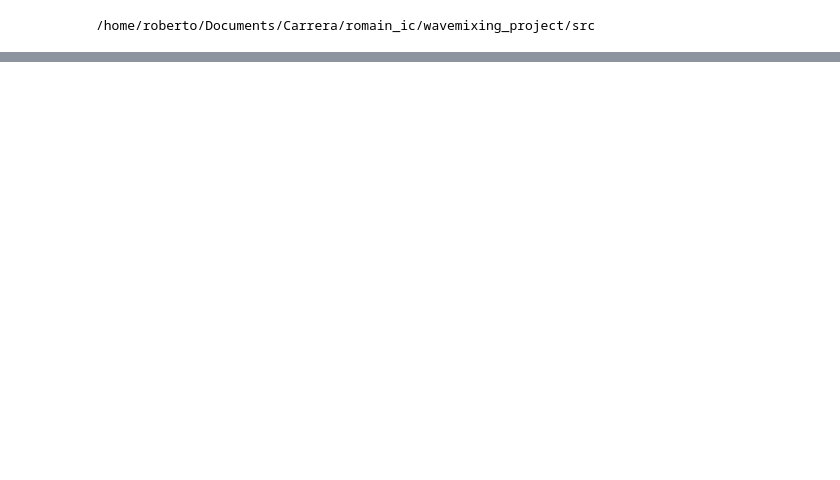
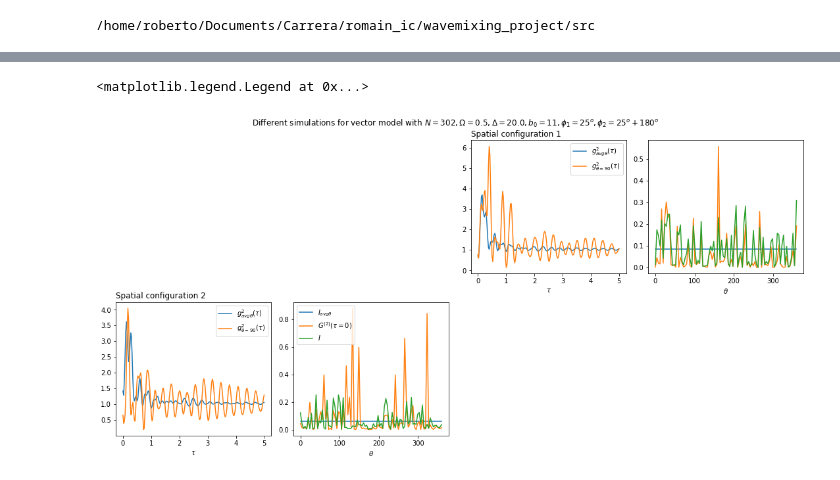
Before and after one commit to rupof/wavemixing_project, a Jupyter notebook: src/benchmarking/testing_g2_theta_implementation_with_MC_dynamics.ipynb, the cells around one changed output, grey strips where cells are left out. Saved outputs shown, nothing was run; the diff lists cells and outputs as text; code cells hidden in the pictures; blank space fills up the shorter version.

```diff
--- a/src/benchmarking/testing_g2_theta_implementation_with_MC_dynamics.ipynb
+++ b/src/benchmarking/testing_g2_theta_implementation_with_MC_dynamics.ipynb
@@ -45,0 +60,59 @@ for i in range(len(experiments)):
+# %%
+exp_list = [i for i in range(n_experiments)]
+pares = [[1,2], [3,4], [5,6], [7,8], [9,10], [11,12], [13,14], [15,16], [17,18], [19,20], [21, 22]]
+
+fig = plt.figure(figsize = (15,14))
+plt.suptitle(f"Different simulations for vector model with $ N = {N}, \Omega = {Omega}, \Delta = {Delta}, b_0 = {b0_input} , \phi_1 = 25^o, \phi_2 = 25^o+180^o $", size = "large")
+
+g2_phi_avg_all_configurations = []
+g2_in_plane_all_configurations = []
+
+
+
+for j in range(1,len(exp_list)):
+    #G2_MonteCarlo, G2_MonteCarlo_single_excitation = experiments[exp_num][i][0],  experiments[exp_num][i][1]
+    #G2_MonteCarlo_same_direction, G2_MonteCarlo_single_excitation_same_direction = experiments[exp_num][i][2], experiments[exp_num][i][3]
+    #I_MonteCarlo, I_MonteCarlo_single_excitation = experiments[exp_num][i][4], experiments[exp_num][i][5]
+    #I_MonteCarlo_same_direction, I_MonteCarlo_single_excitation_same_direction = experiments[exp_num][i][6], experiments[exp_num][i][7]
+    #taulist = experiments[exp_num][i][8]
+
+    try:
+        exp_num = j #exp_list[j]
+        #i = exp_num
+    except:
+        break
+
+
+    G2_phi_avg = np.average([experiments[exp_num][i][0] for i in range(len(phis))], axis = 0)
+    I_phi_avg = np.average(np.array([experiments[exp_num][i][4] for i in range(len(phis))]))
+    g2_phi_avg  = G2_phi_avg/I_phi_avg
+    g2_phi_avg_all_configurations.append(g2_phi_avg)
+
+    g2_in_plane_all_configurations.append(np.array(experiments[exp_num][11][0])/experiments[exp_num][11][4])
+
+    taulist = experiments[exp_num][0][8]
+
+
+    plt.subplot(4, 4, pares[j][0])
+    #plt.ylim(0,3)
+
+    plt.title(f"Spatial configuration {j}", loc = "left")
+
+    plt.plot(taulist, g2_phi_avg, label = r"$g^{2}_{avg \theta}(\tau)$")
+    plt.plot(taulist, np.array(experiments[exp_num][11][0])/experiments[exp_num][11][4], label = r"$g^{2}_{\theta = 90}(\tau)$" )
+    #plt.plot(taulist, np.average([experiments[exp_num][i][0]/experiments[exp_num][i][4] for i in range(len(phis))], axis = 0))
+
+    plt.xlabel(r"$\tau$")
+    plt.legend()
+
+    plt.subplot(4, 4, pares[j][1])
+    plt.plot(phis,np.ones([len(phis)])*np.average(np.array([experiments[exp_num][i][4] for i in range(len(phis))])), label = r"$ I_{avg \theta}$" )
+    plt.plot(phis,[experiments[exp_num][i][0][0] for i in range(len(phis))], label = r"$ G^{(2)}(\tau = 0) $")
+    plt.plot(phis,[experiments[exp_num][i][4] for i in range(len(phis))], label = r"$ I $")
+    plt.xlabel(r"$\theta$")
+
+plt.tight_layout()
+plt.legend()
+# %% [output]
+<matplotlib.legend.Legend at 0x...>
+[figure, added]
```
Also changed, not shown: parts of 11 cells of this notebook, 1 other file.
